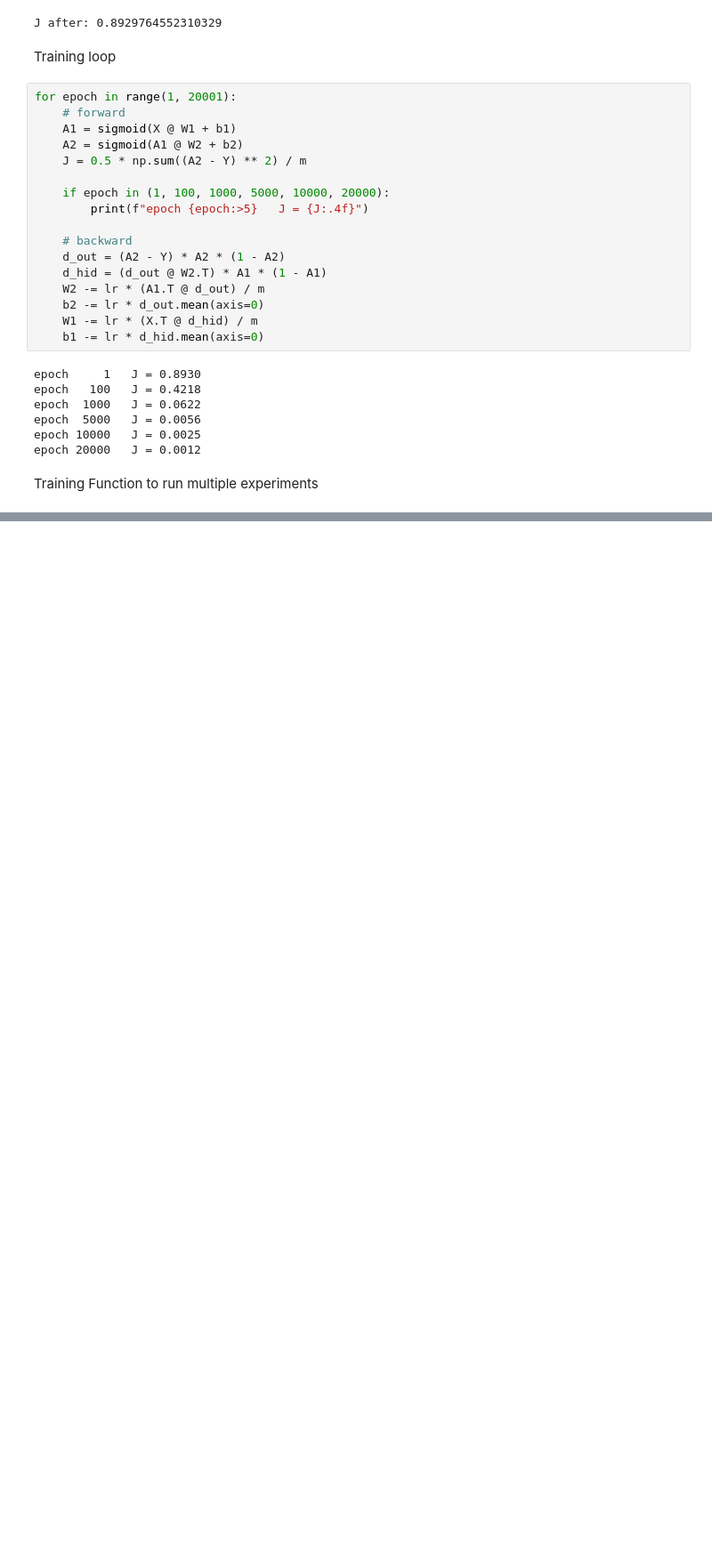
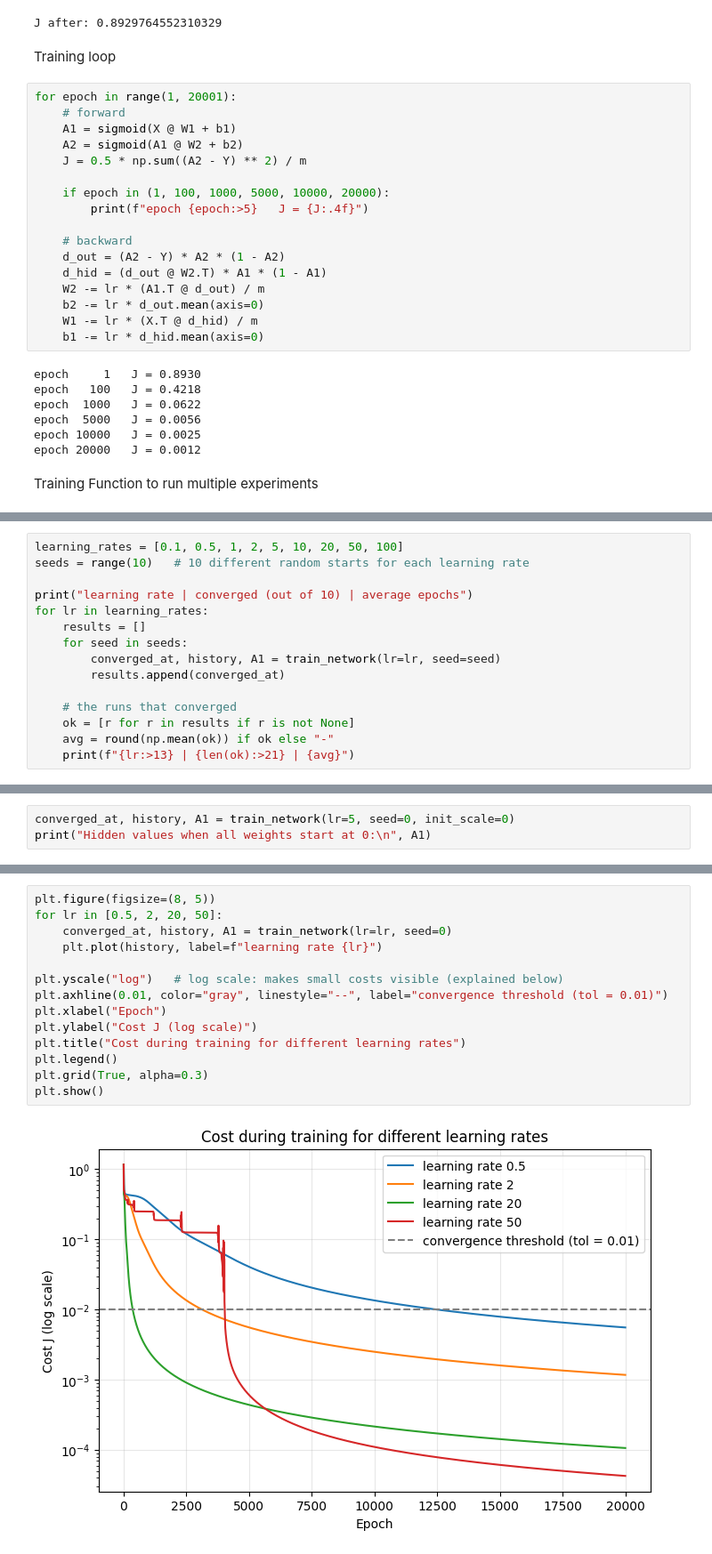
Before and after one commit to jeyjeyt/assignment-1-ACML, a Jupyter notebook: backpropagation_labp.ipynb, the cells around one changed output, grey strips where cells are left out. Shown at 89% size. Saved outputs shown, nothing was run; the diff lists cells and outputs as text; blank space fills up the shorter version.

```diff
--- a/backpropagation_labp.ipynb
+++ b/backpropagation_labp.ipynb
@@ -155,0 +213,15 @@ Hidden code (rounded):
+# %%
+learning_rates = [0.1, 0.5, 1, 2, 5, 10, 20, 50, 100]
+seeds = range(10)   # 10 different random starts for each learning rate
+
+print("learning rate | converged (out of 10) | average epochs")
+for lr in learning_rates:
+    results = []
+    for seed in seeds:
+        converged_at, history, A1 = train_network(lr=lr, seed=seed)
+        results.append(converged_at)
+
+    # the runs that converged
+    ok = [r for r in results if r is not None]
+    avg = round(np.mean(ok)) if ok else "-"
+    print(f"{lr:>13} | {len(ok):>21} | {avg}")
@@ -155,0 +308,3 @@ Hidden code (rounded):
+# %%
+converged_at, history, A1 = train_network(lr=5, seed=0, init_scale=0)
+print("Hidden values when all weights start at 0:\n", A1)
@@ -155,0 +330,16 @@ Hidden code (rounded):
+# %%
+plt.figure(figsize=(8, 5))
+for lr in [0.5, 2, 20, 50]:
+    converged_at, history, A1 = train_network(lr=lr, seed=0)
+    plt.plot(history, label=f"learning rate {lr}")
+
+plt.yscale("log")   # log scale: makes small costs visible (explained below)
+plt.axhline(0.01, color="gray", linestyle="--", label="convergence threshold (tol = 0.01)")
+plt.xlabel("Epoch")
+plt.ylabel("Cost J (log scale)")
+plt.title("Cost during training for different learning rates")
+plt.legend()
+plt.grid(True, alpha=0.3)
+plt.show()
+# %% [output]
+[figure, added]
```
Also changed, not shown: parts of 20 cells of this notebook.
